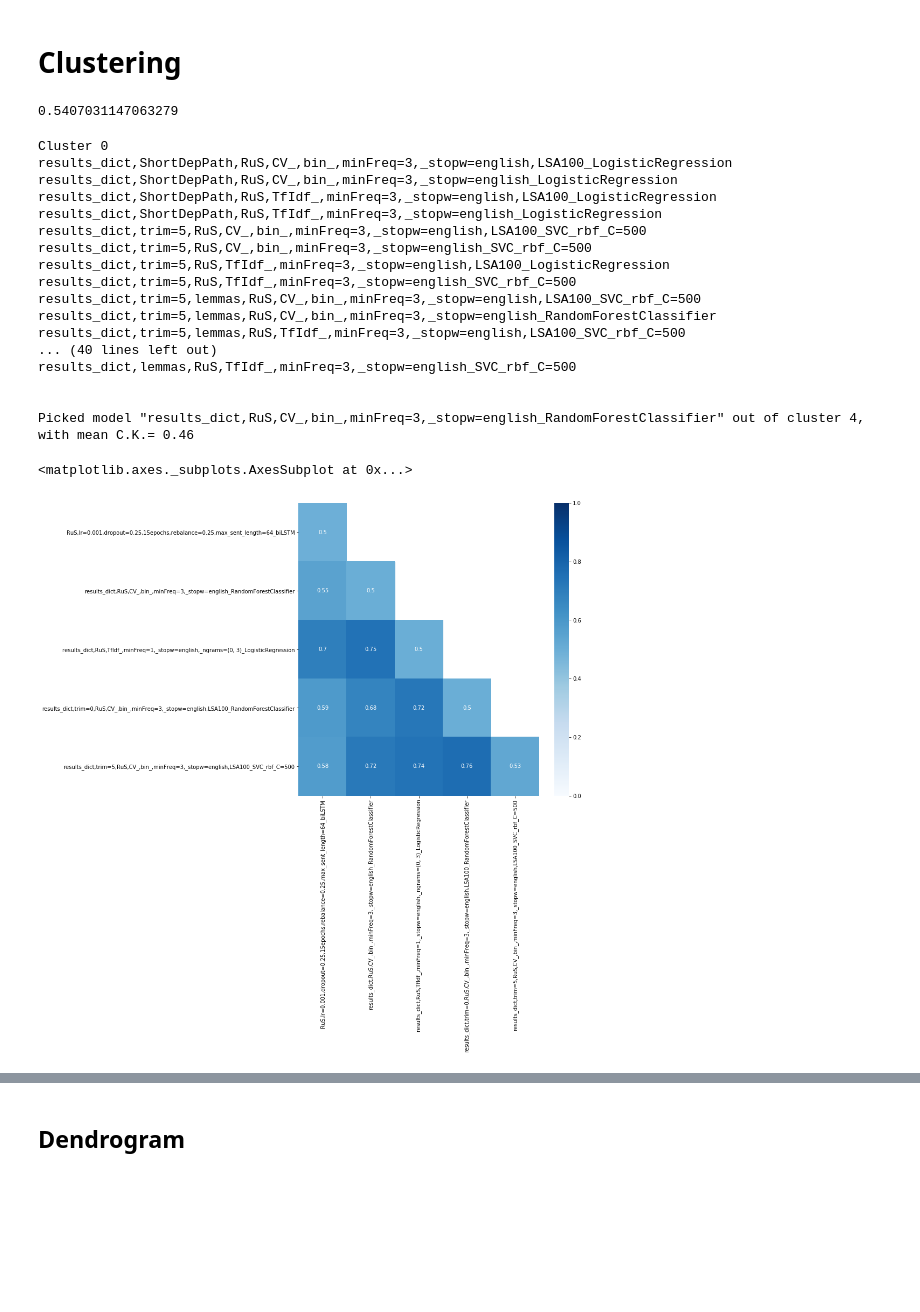
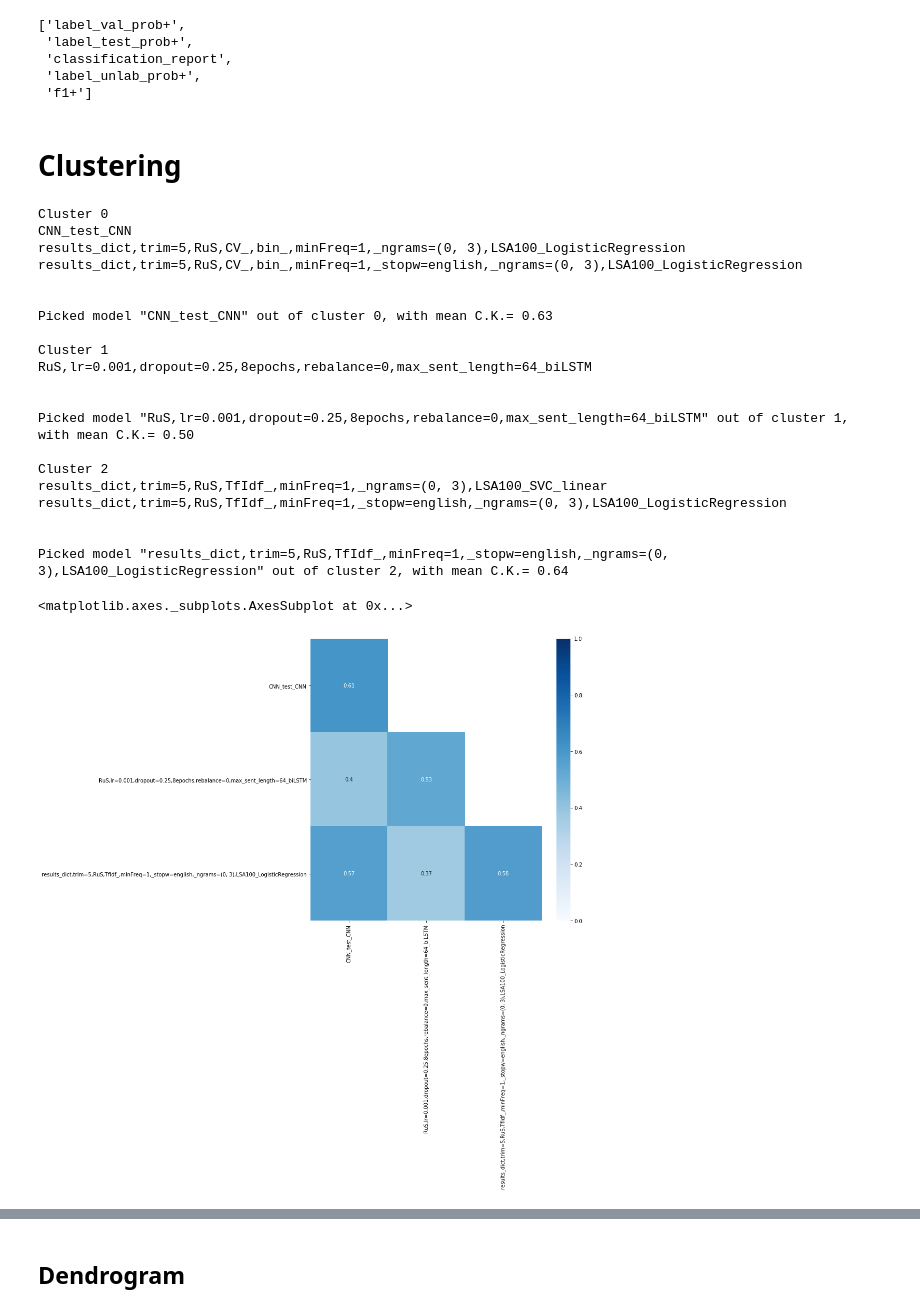
Before and after one commit to littlewine/snorkel-ml, a Jupyter notebook: my-code/classifier selection.ipynb, the cells around one changed output, grey strips where cells are left out. Drawn from its saved outputs; the diff is of its cells as text; code cells hidden in the pictures; blank space fills up the shorter version.

```diff
--- a/my-code/classifier selection.ipynb
+++ b/my-code/classifier selection.ipynb
@@ -42,2 +104,10 @@ ml_models
+# %%
+results_dict['results_dict,trim=5,RuS,CV_,bin_,minFreq=1,_stopw=english,_ngrams=(0, 3),LSA100_LogisticRegression'].keys()
+# %% [output]
+['label_val_prob+',
+ 'label_test_prob+',
+ 'classification_report',
+ 'label_unlab_prob+',
+ 'f1+']
 # %% [markdown]
 # Clustering
@@ -59,17 +124,13 @@ X = diversity_matrix(results_dict)
 # %%
 import seaborn as sns
 # %%
-n_clusters = 5
+n_clusters = 3
 # %%
 model = AgglomerativeClustering(n_clusters=n_clusters,
 #                                 affinity=cohen_kappa_score,
 #                                 linkage = 'average'
                                )
 Z = model.fit_predict(X.T)
-# %%
-X.mean()[ml_models[j]]
-# %% [output]
-0.5407031147063279
 # %%
 picked_models = []
 for i in range(n_clusters): #for each cluster
@@ -89,32 +150,35 @@ for i in range(n_clusters): #for each cluster
     picked_models.append(more_diverse_model)
 # %% [output]
 Cluster 0
-results_dict,ShortDepPath,RuS,CV_,bin_,minFreq=3,_stopw=english,LSA100_LogisticRegression
-results_dict,ShortDepPath,RuS,CV_,bin_,minFreq=3,_stopw=english_LogisticRegression
-results_dict,ShortDepPath,RuS,TfIdf_,minFreq=3,_stopw=english,LSA100_LogisticRegression
-results_dict,ShortDepPath,RuS,TfIdf_,minFreq=3,_stopw=english_LogisticRegression
-results_dict,trim=5,RuS,CV_,bin_,minFreq=3,_stopw=english,LSA100_SVC_rbf_C=500
-results_dict,trim=5,RuS,CV_,bin_,minFreq=3,_stopw=english_SVC_rbf_C=500
-results_dict,trim=5,RuS,TfIdf_,minFreq=3,_stopw=english,LSA100_LogisticRegression
-results_dict,trim=5,RuS,TfIdf_,minFreq=3,_stopw=english_SVC_rbf_C=500
-results_dict,trim=5,lemmas,RuS,CV_,bin_,minFreq=3,_stopw=english,LSA100_SVC_rbf_C=500
-results_dict,trim=5,lemmas,RuS,CV_,bin_,minFreq=3,_stopw=english_RandomForestClassifier
-results_dict,trim=5,lemmas,RuS,TfIdf_,minFreq=3,_stopw=english,LSA100_SVC_rbf_C=500
-... (40 lines left out)
-results_dict,lemmas,RuS,TfIdf_,minFreq=3,_stopw=english_SVC_rbf_C=500
+CNN_test_CNN
+results_dict,trim=5,RuS,CV_,bin_,minFreq=1,_ngrams=(0, 3),LSA100_LogisticRegression
+results_dict,trim=5,RuS,CV_,bin_,minFreq=1,_stopw=english,_ngrams=(0, 3),LSA100_LogisticRegression
 
 
-Picked model "results_dict,RuS,CV_,bin_,minFreq=3,_stopw=english_RandomForestClassifier" out of cluster 4, with mean C.K.= 0.46
+Picked model "CNN_test_CNN" out of cluster 0, with mean C.K.= 0.63
+
+Cluster 1
+RuS,lr=0.001,dropout=0.25,8epochs,rebalance=0,max_sent_length=64_biLSTM
+
+
+Picked model "RuS,lr=0.001,dropout=0.25,8epochs,rebalance=0,max_sent_length=64_biLSTM" out of cluster 1, with mean C.K.= 0.50
+
+Cluster 2
+results_dict,trim=5,RuS,TfIdf_,minFreq=1,_ngrams=(0, 3),LSA100_SVC_linear
+results_dict,trim=5,RuS,TfIdf_,minFreq=1,_stopw=english,_ngrams=(0, 3),LSA100_LogisticRegression
+
+
+Picked model "results_dict,trim=5,RuS,TfIdf_,minFreq=1,_stopw=english,_ngrams=(0, 3),LSA100_LogisticRegression" out of cluster 2, with mean C.K.= 0.64
 # %%
 def reduce_results_dict(results_dict, your_keys):
     """Reduces results_dict to selected models (your_keys)"""
 
     return {your_key: results_dict[your_key] for your_key in your_keys }
 # %%
-diversity_heatmap(reduce_results_dict(results_dict,picked_models), metric=accuracy_score)
+diversity_heatmap(reduce_results_dict(results_dict,picked_models), metric=cohen_kappa_score, diagonal_key='f1+')
 # %% [output]
 <matplotlib.axes._subplots.AxesSubplot at 0x...>
-[figure, old version]
+[figure, new version]
 # %%
 selected_class_dict = reduce_results_dict(results_dict,picked_models)
 # %%
```
Also changed, not shown: parts of 17 cells of this notebook, 2 other files.
